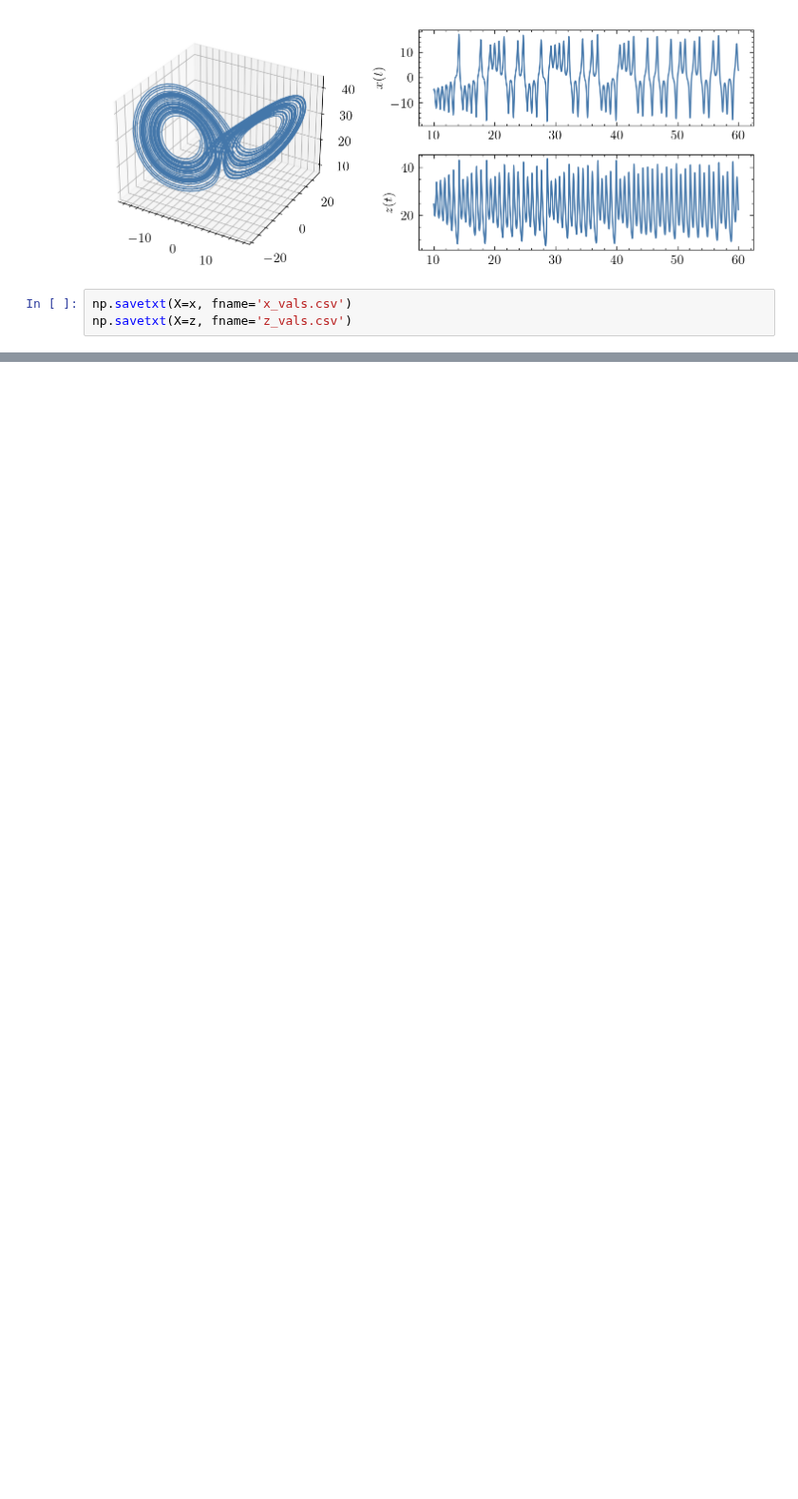
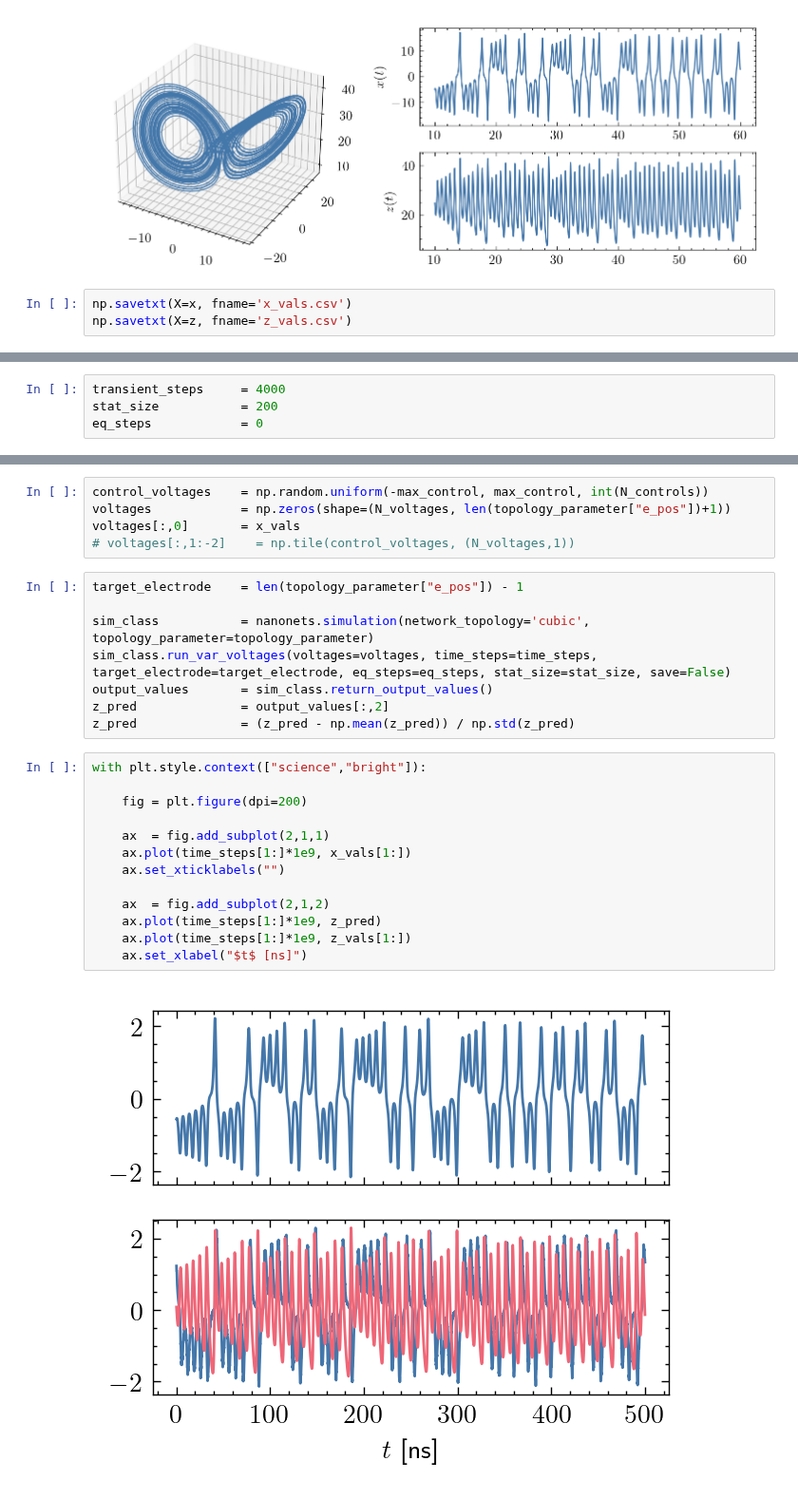
Before and after one commit to JonasMnsing/NanoNets, a Jupyter notebook: scripts/2_funding_period/WP2/lorenz_system/lorenz.ipynb, the cells around one changed output, grey strips where cells are left out. Shown at 95% size. Saved outputs shown, nothing was run; the diff lists cells and outputs as text; blank space fills up the shorter version.

```diff
--- a/scripts/2_funding_period/WP2/lorenz_system/lorenz.ipynb
+++ b/scripts/2_funding_period/WP2/lorenz_system/lorenz.ipynb
@@ -77,0 +86,4 @@ np.savetxt(X=z, fname='z_vals.csv')
+# %%
+transient_steps     = 4000
+stat_size           = 200
+eq_steps            = 0
@@ -77,0 +112,28 @@ np.savetxt(X=z, fname='z_vals.csv')
+# %%
+control_voltages    = np.random.uniform(-max_control, max_control, int(N_controls))
+voltages            = np.zeros(shape=(N_voltages, len(topology_parameter["e_pos"])+1))
+voltages[:,0]       = x_vals
+# voltages[:,1:-2]    = np.tile(control_voltages, (N_voltages,1))
+# %%
+target_electrode    = len(topology_parameter["e_pos"]) - 1
+
+sim_class           = nanonets.simulation(network_topology='cubic', topology_parameter=topology_parameter)
+sim_class.run_var_voltages(voltages=voltages, time_steps=time_steps, target_electrode=target_electrode, eq_steps=eq_steps, stat_size=stat_size, save=False)
+output_values       = sim_class.return_output_values()
+z_pred              = output_values[:,2]
+z_pred              = (z_pred - np.mean(z_pred)) / np.std(z_pred)
+# %%
+with plt.style.context(["science","bright"]):
+
+    fig = plt.figure(dpi=200)
+
+    ax  = fig.add_subplot(2,1,1)
+    ax.plot(time_steps[1:]*1e9, x_vals[1:])
+    ax.set_xticklabels("")
+
+    ax  = fig.add_subplot(2,1,2)
+    ax.plot(time_steps[1:]*1e9, z_pred)
+    ax.plot(time_steps[1:]*1e9, z_vals[1:])
+    ax.set_xlabel("$t$ [ns]")
+# %% [output]
+[figure, added]
```
Also changed, not shown: parts of 3 cells of this notebook, 1 other file.
